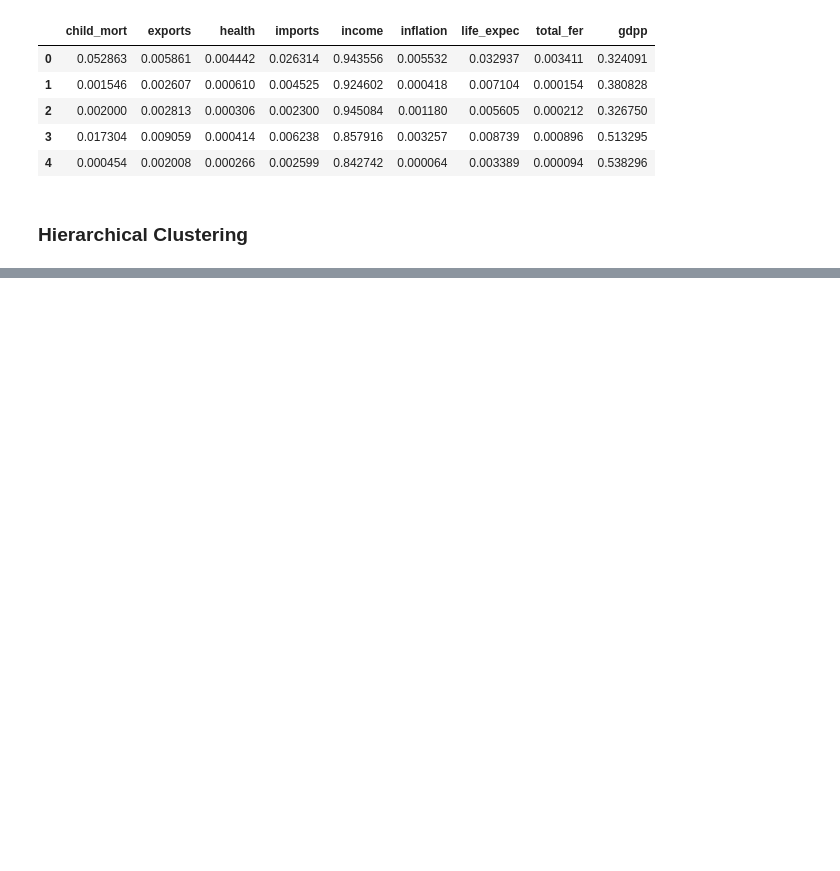
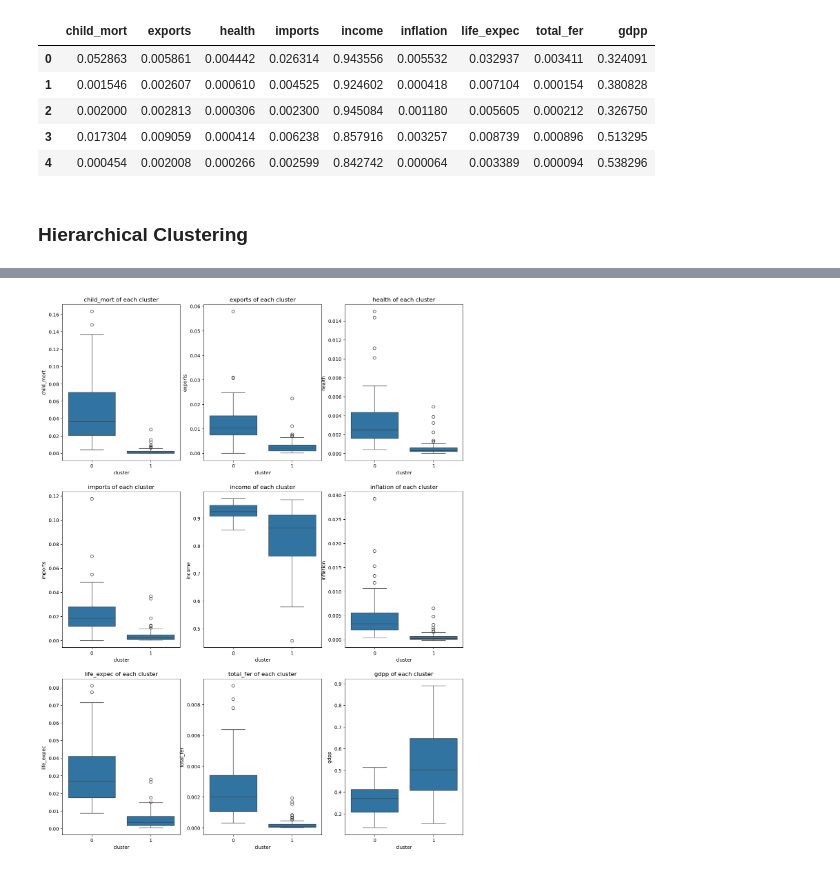
Before and after one commit to mciccale/countries-clustering, a Jupyter notebook: notebooks/analysis.ipynb, the cells around one changed output, grey strips where cells are left out. Saved outputs shown, nothing was run; the diff lists cells and outputs as text; code cells hidden in the pictures; blank space fills up the shorter version.

```diff
--- a/notebooks/analysis.ipynb
+++ b/notebooks/analysis.ipynb
@@ -223,0 +415,16 @@ df.head(5)
+# %%
+best_model = models_and_bic[0]
+gmm = best_model['model']
+n_components = gmm.n_components
+bic = best_model['bic']
+labels = gmm.predict(df)
+
+df['cluster'] = labels
+df['country'] = countries
+
+print('Best model:')
+print(f'Clusters -- {n_clusters} clusters')
+print('Cluster 0:')
+print(f"{df[df['cluster']==0].describe()}\n\n")
+print('Cluster 1:')
+print(f"{df[df['cluster']==1].describe()}")
@@ -223,0 +449,42 @@ df.head(5)
+# %%
+fig, ax = plt.subplots(nrows = 3, ncols = 3, figsize = (15,20))
+
+plt.subplot(3,3,1)
+sns.boxplot(x = 'cluster', y = 'child_mort', data = df);
+plt.title('child_mort of each cluster')
+
+plt.subplot(3,3,2)
+sns.boxplot(x = 'cluster', y = 'exports', data  = df);
+plt.title('exports of each cluster')
+
+plt.subplot(3,3,3)
+sns.boxplot(x = 'cluster', y = 'health', data  = df);
+plt.title('health of each cluster')
+
+plt.subplot(3,3,4)
+sns.boxplot(x = 'cluster', y = 'imports', data  = df);
+plt.title('imports of each cluster')
+
+plt.subplot(3,3,5)
+sns.boxplot(x = 'cluster', y = 'income', data  = df);
+plt.title('income of each cluster')
+
+plt.subplot(3,3,6)
+sns.boxplot(x = 'cluster', y = 'inflation', data  = df);
+plt.title('inflation of each cluster')
+
+plt.subplot(3,3,7)
+sns.boxplot(x = 'cluster', y = 'life_expec', data  = df);
+plt.title('life_expec of each cluster')
+
+plt.subplot(3,3,8)
+sns.boxplot(x = 'cluster', y = 'total_fer', data  = df);
+plt.title('total_fer of each cluster')
+
+plt.subplot(3,3,9)
+sns.boxplot(x = 'cluster', y = 'gdpp', data  = df);
+plt.title('gdpp of each cluster')
+
+plt.show()
+# %% [output]
+[figure, added]
```
Also changed, not shown: parts of 23 cells of this notebook, 1 other file.
